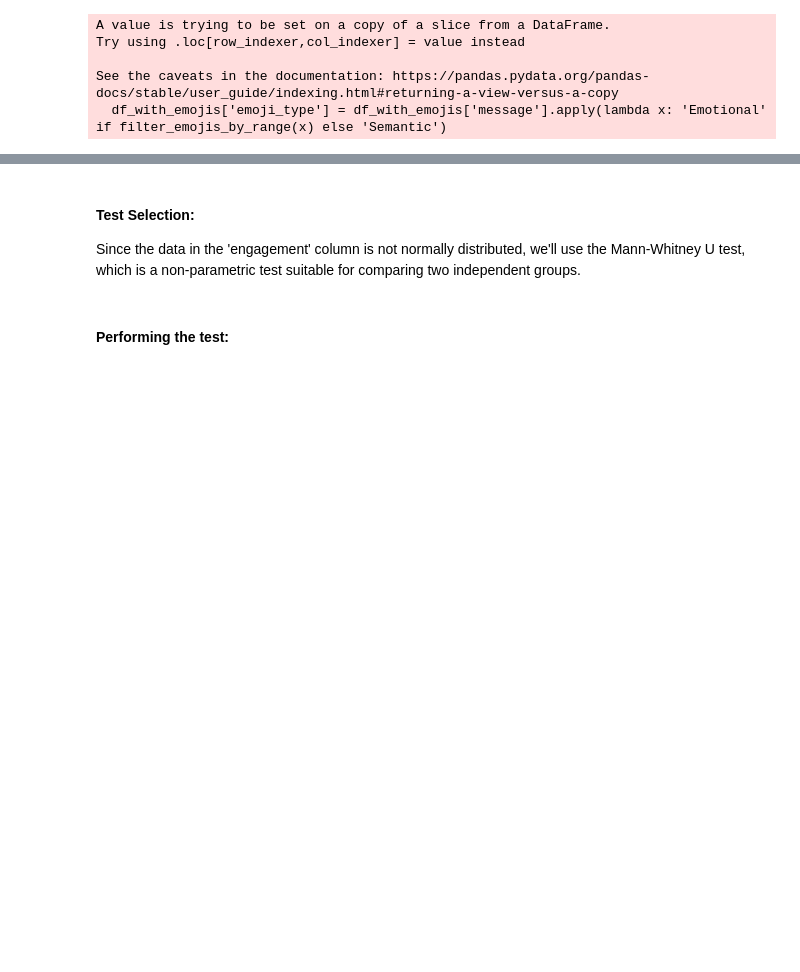
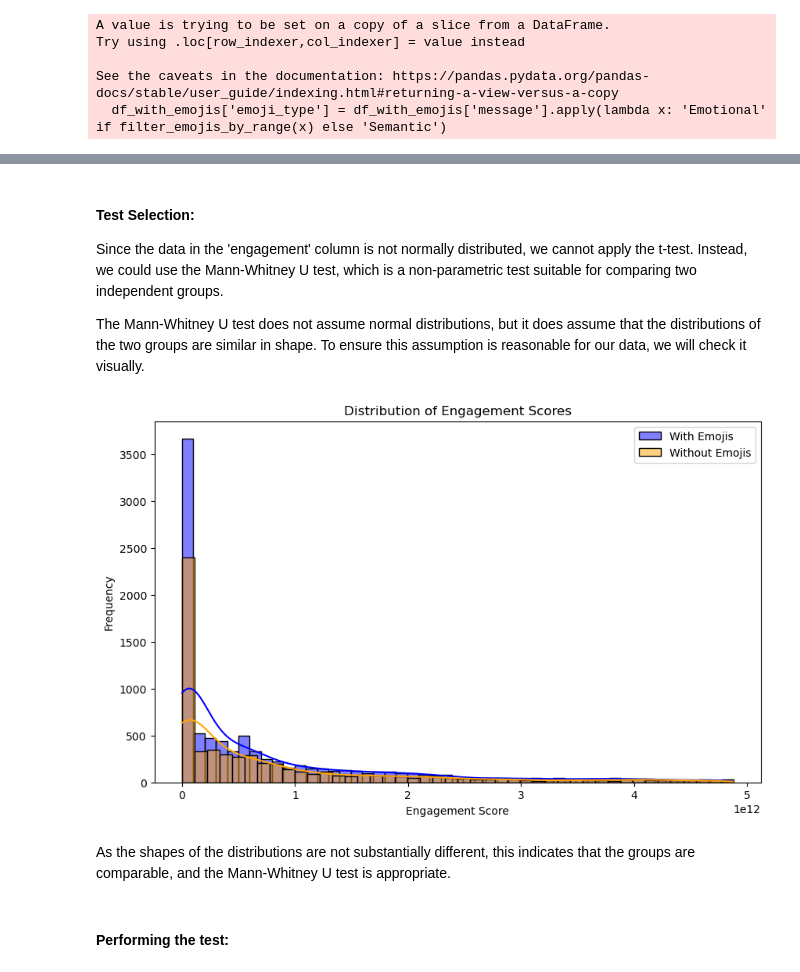
Before and after one commit to crlhbs/Group1_MarketingStrategy, a Jupyter notebook: Testing_H4.ipynb, the cells around one changed output, grey strips where cells are left out. Cells and saved outputs as stored; diff of their text form; code cells hidden in the pictures; blank space fills up the shorter version.

```diff
--- a/Testing_H4.ipynb
+++ b/Testing_H4.ipynb
@@ -107,4 +107,8 @@ Interpretation of distribution histogram: The plot shows that the engagement fol
 Since the engagement data is not normally distributed, it's appropriate to use non-parametric tests such as the **Mann-Whitney U test**, which we can use to compare the median engagement between posts with emojis and posts without emojis.
+# %%
+# defining the rows with and without emojis to prepare for the testing
+engagement_with_emojis = df[df['has_emoji'] == 1]['engagement']
+engagement_without_emojis = df[df['has_emoji'] == 0]['engagement']
 # %%
 # Perform the Mann-Whitney U test
 statistic, p_value = mannwhitneyu(engagement_with_emojis, engagement_without_emojis)
@@ -239,6 +238,23 @@ df_with_emojis
 # %% [markdown]
 #### **Test Selection:**
-Since the data in the 'engagement' column is not normally distributed, we'll use the Mann-Whitney U test, which is a non-parametric test suitable for comparing two independent groups.
+Since the data in the 'engagement' column is not normally distributed, we cannot apply the t-test.
+Instead, we could use the Mann-Whitney U test, which is a non-parametric test suitable for comparing two independent groups.
+
+The Mann-Whitney U test does not assume normal distributions, but it does assume that the distributions of the two groups are similar in shape. To ensure this assumption is reasonable for our data, we will check it visually.
+# %%
+# Plot histograms for both groups
+plt.figure(figsize=(10, 6))
+sns.histplot(engagement_with_emojis, color='blue', label='With Emojis', kde=True)
+sns.histplot(engagement_without_emojis, color='orange', label='Without Emojis', kde=True)
+plt.title('Distribution of Engagement Scores')
+plt.xlabel('Engagement Score')
+plt.ylabel('Frequency')
+plt.legend()
+plt.show()
+# %% [output]
+[figure, added]
+# %% [markdown]
+As the shapes of the distributions are not substantially different, this indicates that the groups are comparable, and the Mann-Whitney U test is appropriate.
 # %% [markdown]
 #### **Performing the test:**
 # %%
```
Also changed, not shown: parts of 5 cells of this notebook.
